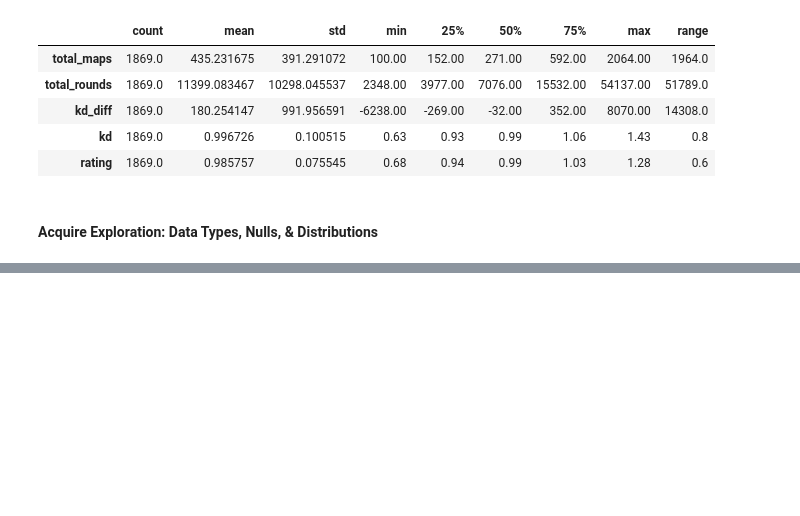
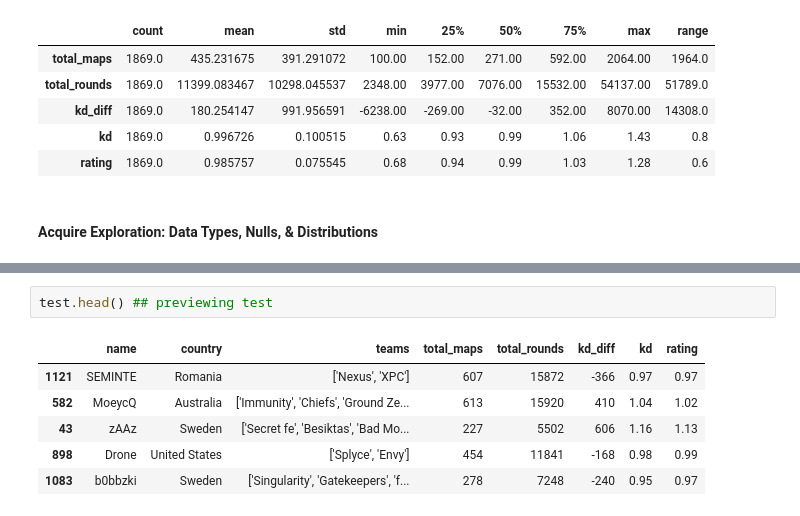
Before and after one commit to ForrestMccrosky/CSGO_player_KD, a Jupyter notebook: Final_Report_Script.ipynb, the cells around one changed output, grey strips where cells are left out. Cells and saved outputs as stored; diff of their text form; blank space fills up the shorter version.

```diff
--- a/Final_Report_Script.ipynb
+++ b/Final_Report_Script.ipynb
@@ -69,0 +161,9 @@ a.univariate_distributions(df)
+# %%
+test.head() ## previewing test
+# %% [output]
+|  | name | country | teams | total_maps | total_rounds | kd_diff | kd | rating |
+| 1121 | SEMINTE | Romania | ['Nexus', 'XPC'] | 607 | 15872 | -366 | 0.97 | 0.97 |
+| 582 | MoeycQ | Australia | ['Immunity', 'Chiefs', 'Ground Ze... | 613 | 15920 | 410 | 1.04 | 1.02 |
+| 43 | zAAz | Sweden | ['Secret fe', 'Besiktas', 'Bad Mo... | 227 | 5502 | 606 | 1.16 | 1.13 |
+| 898 | Drone | United States | ['Splyce', 'Envy'] | 454 | 11841 | -168 | 0.98 | 0.99 |
+| 1083 | b0bbzki | Sweden | ['Singularity', 'Gatekeepers', 'f... | 278 | 7248 | -240 | 0.95 | 0.97 |
```
Also changed, not shown: parts of 17 cells of this notebook.
